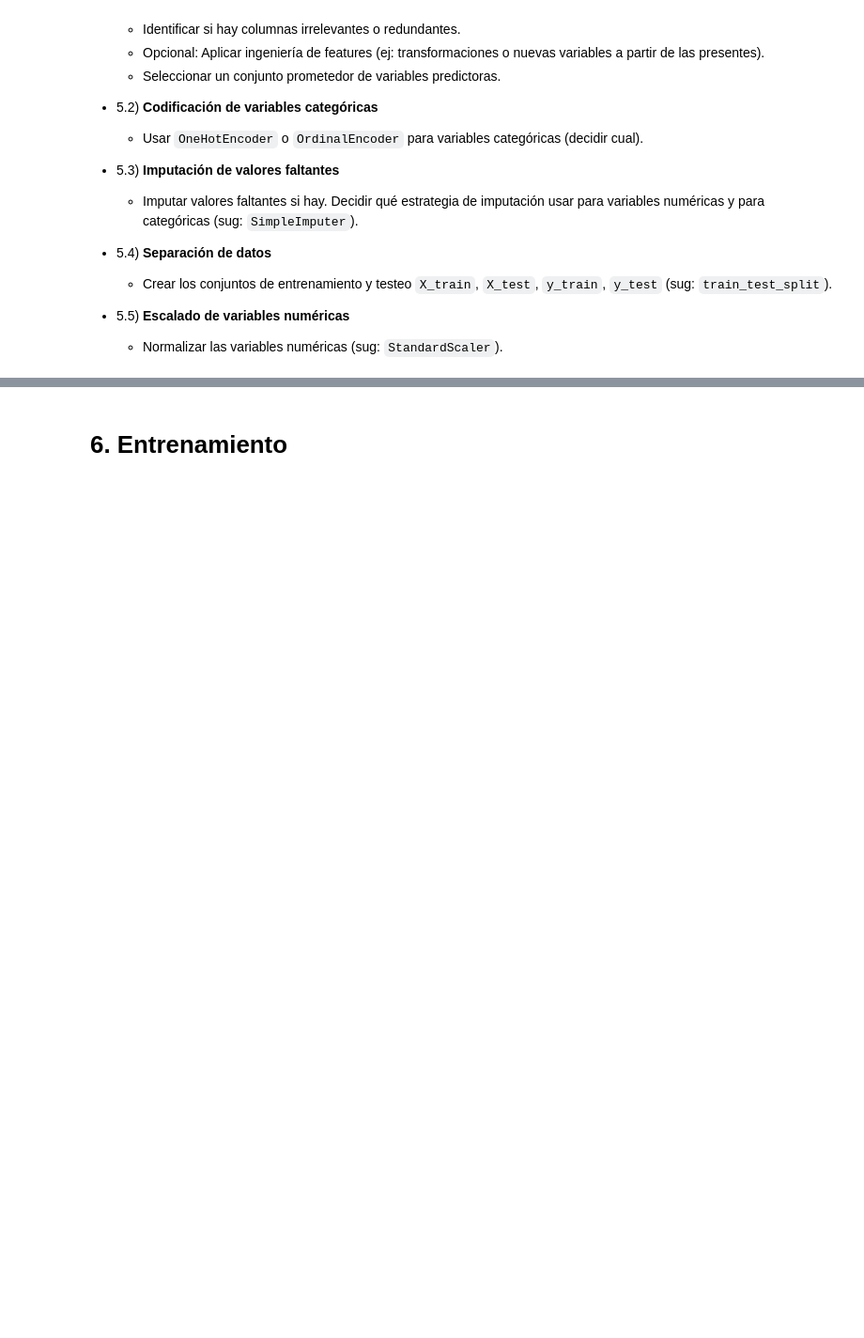
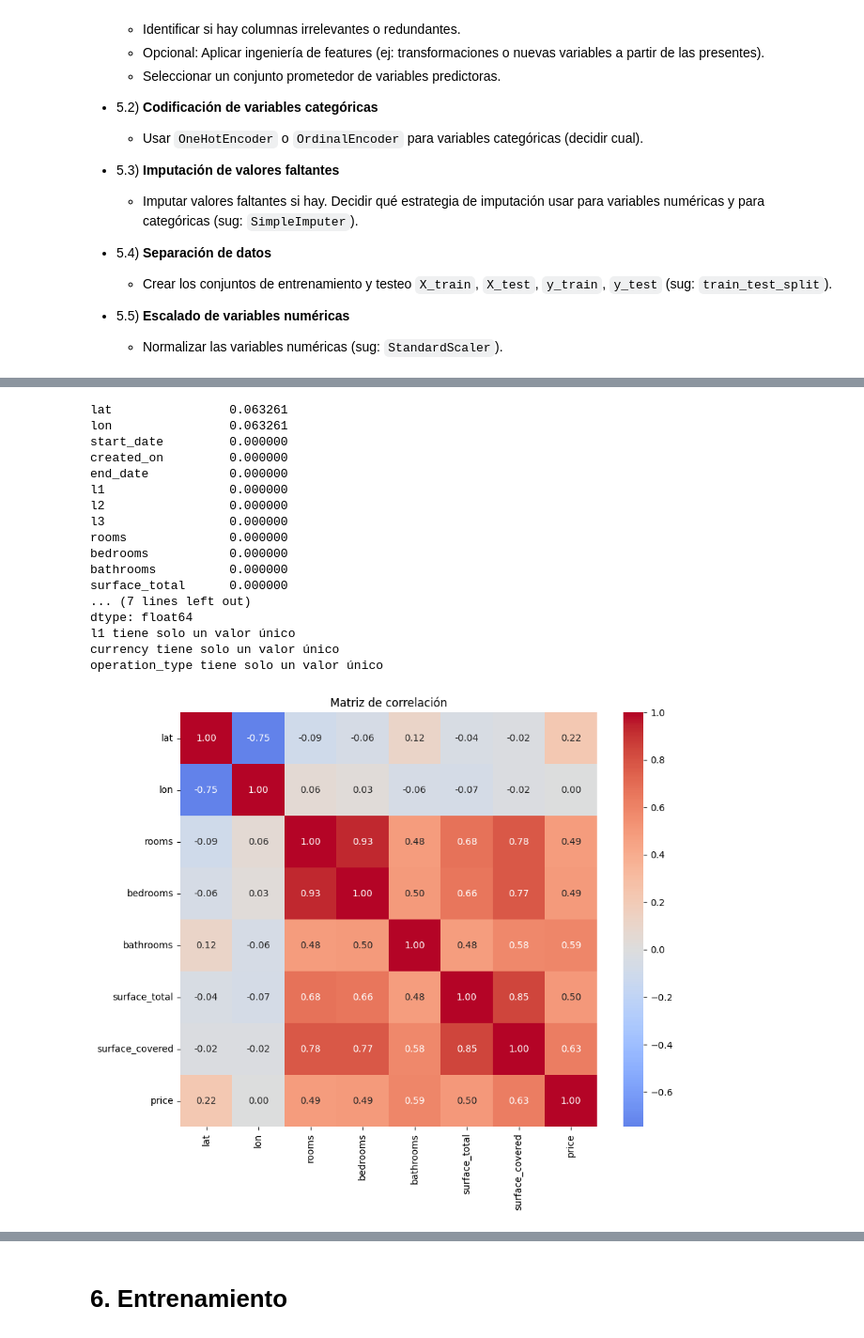
Before and after one commit to nicofala/SIA_2C2025, a Jupyter notebook: Consigna_TP1.ipynb, the cells around one changed output, grey strips where cells are left out. Shown at 94% size. Drawn from its saved outputs; the diff is of its cells as text; code cells hidden in the pictures; blank space fills up the shorter version.

```diff
--- a/Consigna_TP1.ipynb
+++ b/Consigna_TP1.ipynb
@@ -465,0 +464,14 @@ for col in cat_vars:
+# %%
+#Identificación variables númericas y categóricas
+#ACORDARSE DE USAR DF_CLEAN
+
+df_clean.info()
+
+# Numéricas
+numericas = df_clean.select_dtypes(include=['int64', 'float64']).columns
+
+# Categóricas
+categoricas = df_clean.select_dtypes(include=['object', 'category']).columns
+
+print("Variables numéricas:", numericas.tolist())
+print("Variables categóricas:", categoricas.tolist())
@@ -465,0 +496,33 @@ for col in cat_vars:
+# %%
+# Identificación columnas irrelevantes
+faltantes = df_clean.isnull().mean().sort_values(ascending=False)
+print(faltantes)
+
+for col in df.select_dtypes(include=['object']):
+    if df_clean[col].nunique() == 1:
+        print(f"{col} tiene solo un valor único")
+
+# Graficar heatmap
+plt.figure(figsize=(10,8))
+sns.heatmap(df_clean[numericas].corr(), annot=True, cmap="coolwarm", center=0, fmt=".2f")
+plt.title("Matriz de correlación")
+plt.show()
+# %% [output]
+lat                0.063261
+lon                0.063261
+start_date         0.000000
+created_on         0.000000
+end_date           0.000000
+l1                 0.000000
+l2                 0.000000
+l3                 0.000000
+rooms              0.000000
+bedrooms           0.000000
+bathrooms          0.000000
+surface_total      0.000000
+... (7 lines left out)
+dtype: float64
+l1 tiene solo un valor único
+currency tiene solo un valor único
+operation_type tiene solo un valor único
+[figure, added]
```
Also changed, not shown: parts of 6 cells of this notebook.
